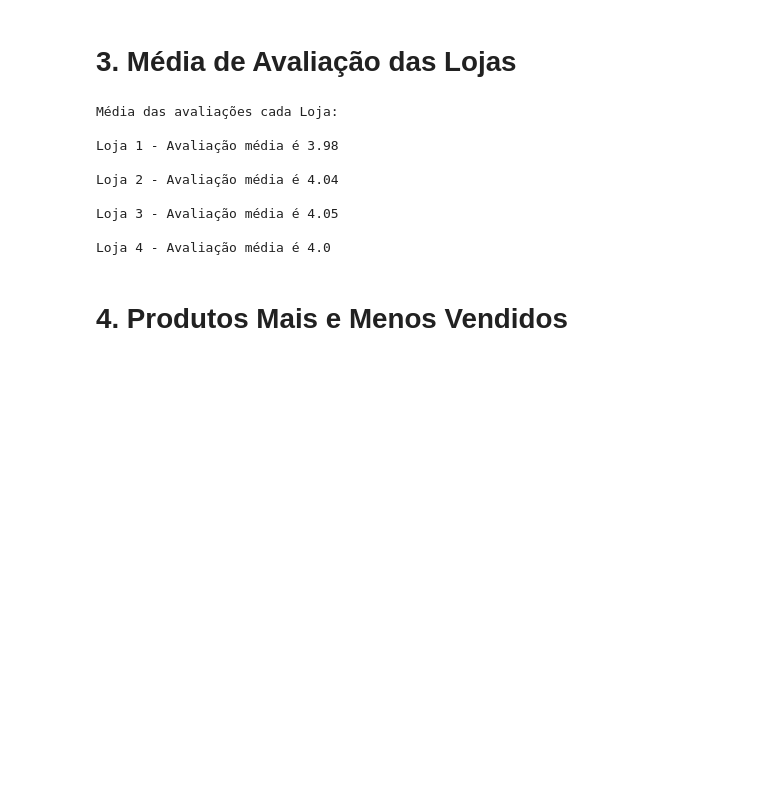
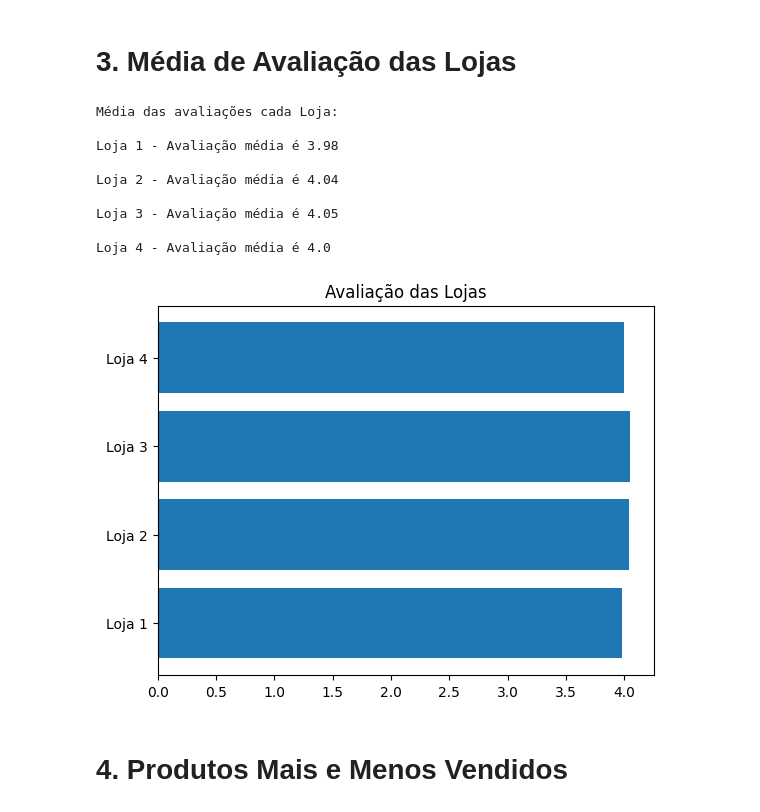
Before and after one commit to andrepixel/challenge1-data-science, a Jupyter notebook: AluraStoreBr.ipynb, the cells around one changed output. Saved outputs shown, nothing was run; the diff lists cells and outputs as text; code cells hidden in the pictures; blank space fills up the shorter version.

```diff
--- a/AluraStoreBr.ipynb
+++ b/AluraStoreBr.ipynb
@@ -105,34 +106,39 @@ Name: Preço, dtype: float64
 # %% [markdown]
 # 3. Média de Avaliação das Lojas
-# %%
-print("Média das avaliações cada Loja:\n")
-
-average = 0.0
-
-for i in range(0,4):
-  if i == 0:
-    average = loja1['Avaliação da compra'].mean().round(2)
-
-  if i == 1:
-    average = loja2['Avaliação da compra'].mean().round(2)
-
-  if i == 2:
-    average = loja3['Avaliação da compra'].mean().round(2)
-
-  if i == 3:
-    average = loja4['Avaliação da compra'].mean().round(2)
-
-  print(f"Loja {i+1} - Avaliação média é {average}\n")
-# %% [output]
-Média das avaliações cada Loja:
-
-Loja 1 - Avaliação média é 3.98
-
-Loja 2 - Avaliação média é 4.04
-
-Loja 3 - Avaliação média é 4.05
-
-Loja 4 - Avaliação média é 4.0
+# %%
+print("Média das avaliações cada Loja:\n")
+
+average_store_1 = round(loja1['Avaliação da compra'].mean(),2)
+
+average_store_2 = round(loja2['Avaliação da compra'].mean(),2)
+
+average_store_3 = round(loja3['Avaliação da compra'].mean(),2)
+
+average_store_4 = round(loja4['Avaliação da compra'].mean(),2)
+
+print(f"Loja 1 - Avaliação média é {average_store_1}\n")
+print(f"Loja 2 - Avaliação média é {average_store_2}\n")
+print(f"Loja 3 - Avaliação média é {average_store_3}\n")
+print(f"Loja 4 - Avaliação média é {average_store_4}\n")
+
+name_stores = ['Loja 1', 'Loja 2', 'Loja 3', 'Loja 4']
+average_stores = [average_store_1, average_store_2, average_store_3, average_store_4]
+
+fig, aux = plt.subplots()
+aux.barh(name_stores, average_stores)
+aux.set_title('Avaliação das Lojas')
+plt.show()
+# %% [output]
+Média das avaliações cada Loja:
+
+Loja 1 - Avaliação média é 3.98
+
+Loja 2 - Avaliação média é 4.04
+
+Loja 3 - Avaliação média é 4.05
+
+Loja 4 - Avaliação média é 4.0
+[figure, added]
 # %% [markdown]
 # 4. Produtos Mais e Menos Vendidos
 # %%
```
Also changed, not shown: parts of 3 cells of this notebook.
